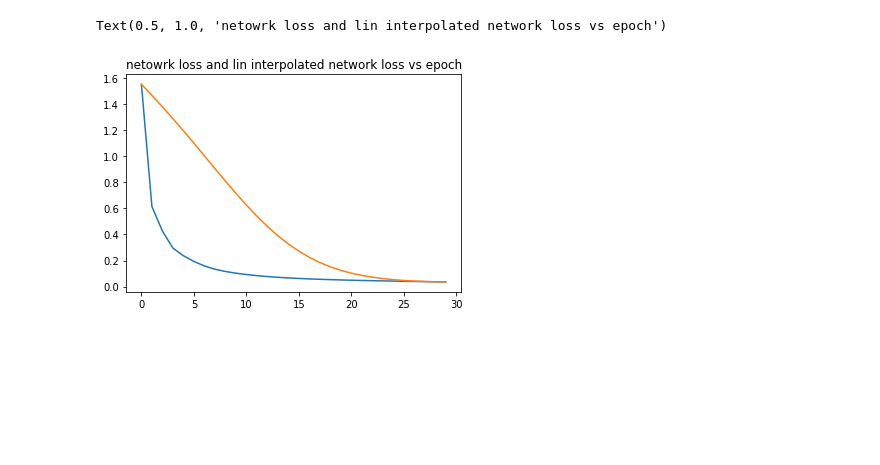
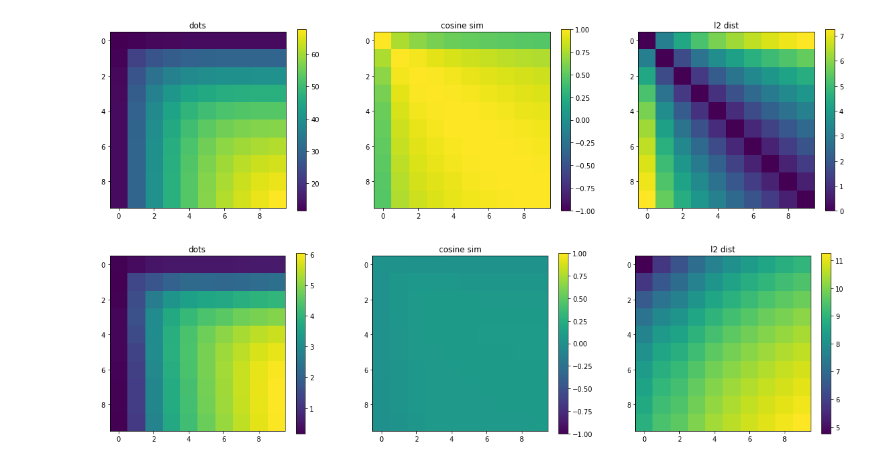
Before and after one commit to akarshkumar0101/ml-ideas, a Jupyter notebook: loss_landscape_sgd.ipynb, the cells around one changed output. Drawn from its saved outputs; the diff is of its cells as text; code cells hidden in the pictures; blank space fills up the shorter version.

```diff
--- a/loss_landscape_sgd.ipynb
+++ b/loss_landscape_sgd.ipynb
@@ -66,7 +71,6 @@ for start_i in range(1):
-# %%
-plt.plot(util.arr_dict2dict_arr(fds_epoch)['loss'])
-plt.plot(util.arr_dict2dict_arr(fds)['loss'])
-plt.title('netowrk loss and lin interpolated network loss vs epoch')
-# %% [output]
-Text(0.5, 1.0, 'netowrk loss and lin interpolated network loss vs epoch')
-[figure, removed]
+# %%
+compare_vec_seqs(vecs1, vecs1)
+compare_vec_seqs(vecs1, vecs2)
+# %% [output]
+[figure, added]
+[figure, added]
```
Also changed, not shown: parts of 12 cells of this notebook.
